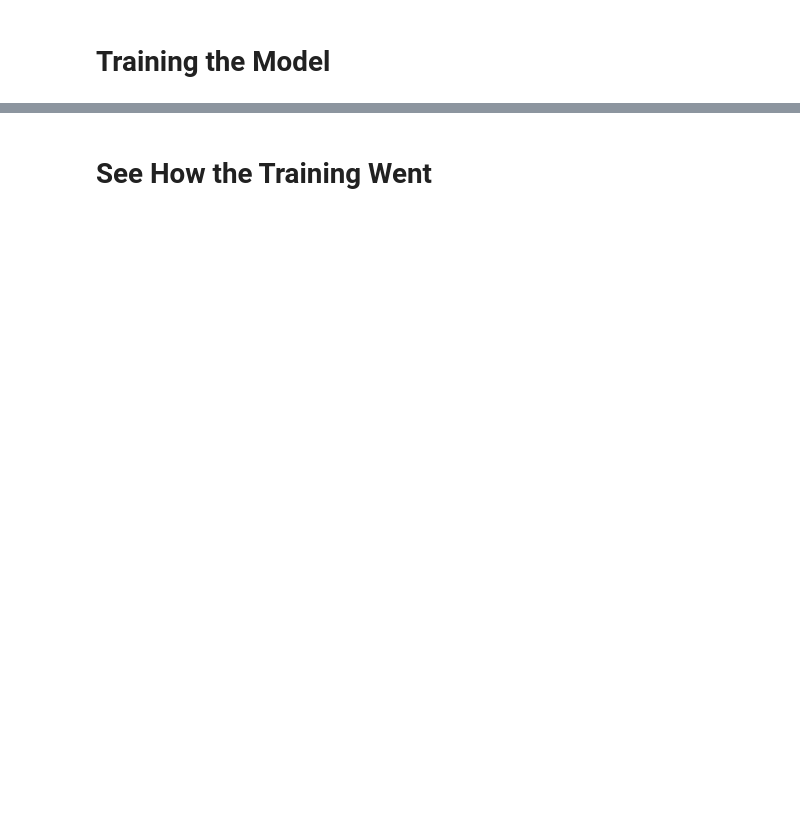
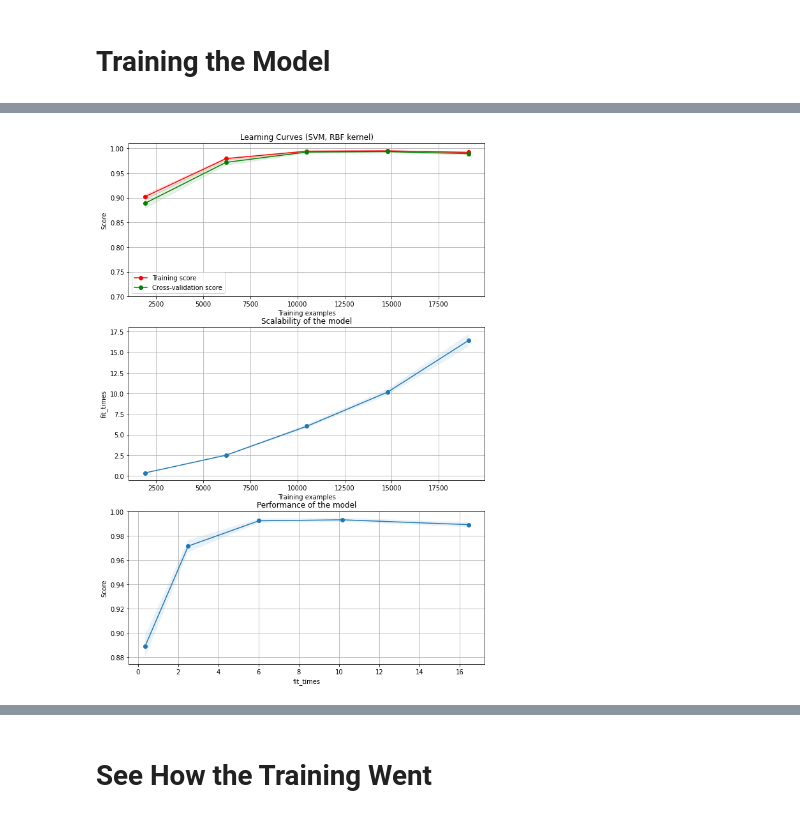
Before and after one commit to LimHonTing/DepressionIndicator, a Jupyter notebook: Depression_Indicator.ipynb, the cells around one changed output, grey strips where cells are left out. Saved outputs shown, nothing was run; the diff lists cells and outputs as text; code cells hidden in the pictures; blank space fills up the shorter version.

```diff
--- a/Depression_Indicator.ipynb
+++ b/Depression_Indicator.ipynb
@@ -319,0 +445,18 @@ array([5, 1, 5, 5, 5, 5, 2, 1, 2, 5])
+# %%
+from sklearn.model_selection import learning_curve
+from sklearn.model_selection import ShuffleSplit
+
+fig, axes= plt.subplots(3, 1, figsize=(10, 15))
+
+title = r"Learning Curves (SVM, RBF kernel)"
+X = train_dataset
+y = train_labels
+cv = ShuffleSplit(n_splits=5, test_size=0.2, random_state=0)
+estimator = fitted_model
+plot_learning_curve(
+    estimator, title, X, y, axes=axes, ylim=(0.7, 1.01), cv=cv, n_jobs=3
+)
+
+plt.show()
+# %% [output]
+[figure, added]
```
Also changed, not shown: parts of 20 cells of this notebook.
